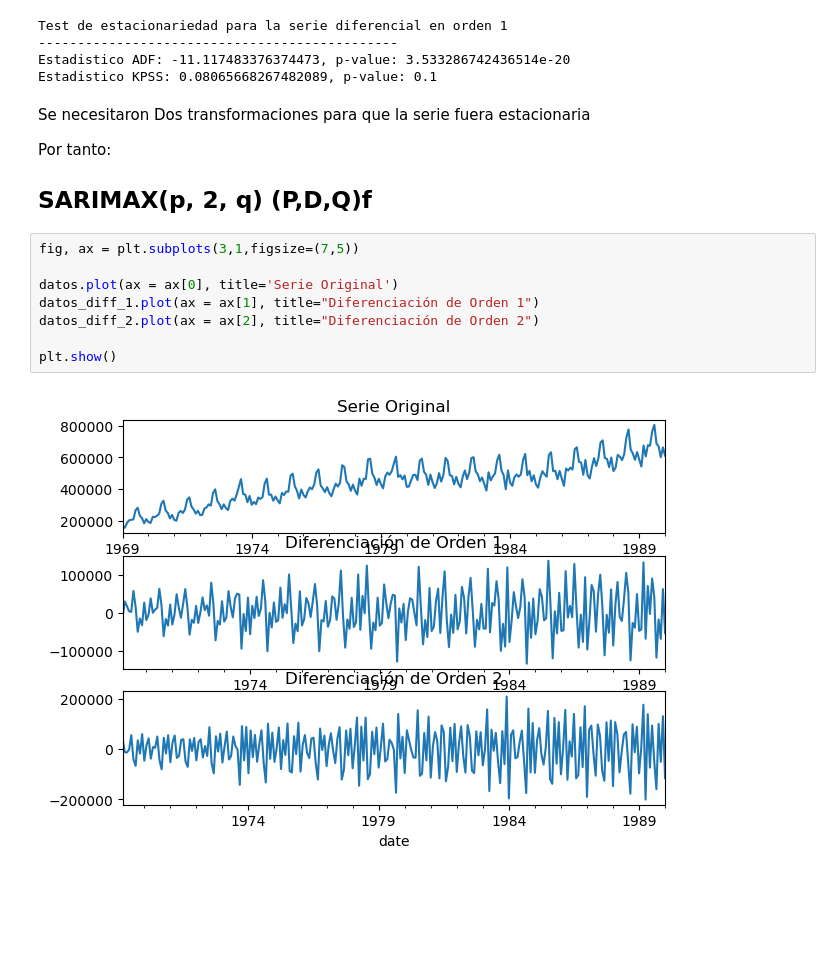
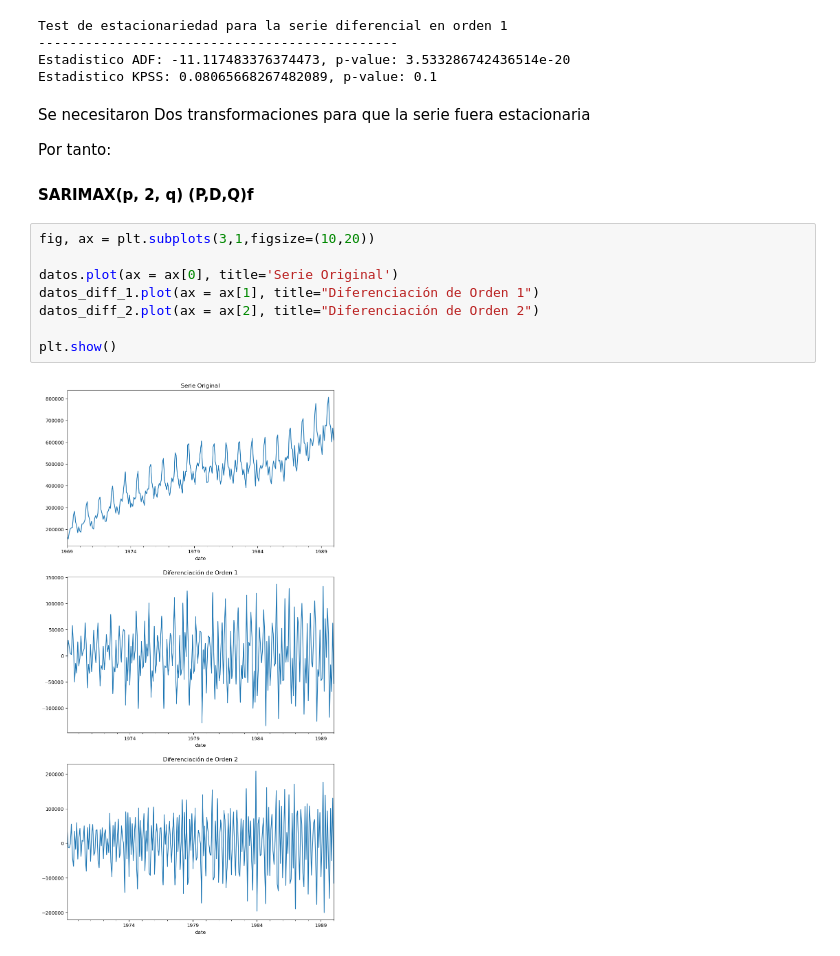
Before and after one commit to SGiraldoZ/NBs_BI, a Jupyter notebook: modelos_regresivos_sarimax.ipynb, the cells around one changed output. Drawn from its saved outputs; the diff is of its cells as text; blank space fills up the shorter version.

```diff
--- a/modelos_regresivos_sarimax.ipynb
+++ b/modelos_regresivos_sarimax.ipynb
@@ -175,14 +175,14 @@ Se necesitaron Dos transformaciones para que la serie fuera estacionaria
 
 Por tanto:
 
-## SARIMAX(p, 2, q) (P,D,Q)f
+#### SARIMAX(p, 2, q) (P,D,Q)f
 # %%
-fig, ax = plt.subplots(3,1,figsize=(7,5))
+fig, ax = plt.subplots(3,1,figsize=(10,20))
 
 datos.plot(ax = ax[0], title='Serie Original')
 datos_diff_1.plot(ax = ax[1], title="Diferenciación de Orden 1")
 datos_diff_2.plot(ax = ax[2], title="Diferenciación de Orden 2")
 
 plt.show()
 # %% [output]
-[figure, old version]
+[figure, new version]
```
Also changed, not shown: parts of 5 cells of this notebook.
